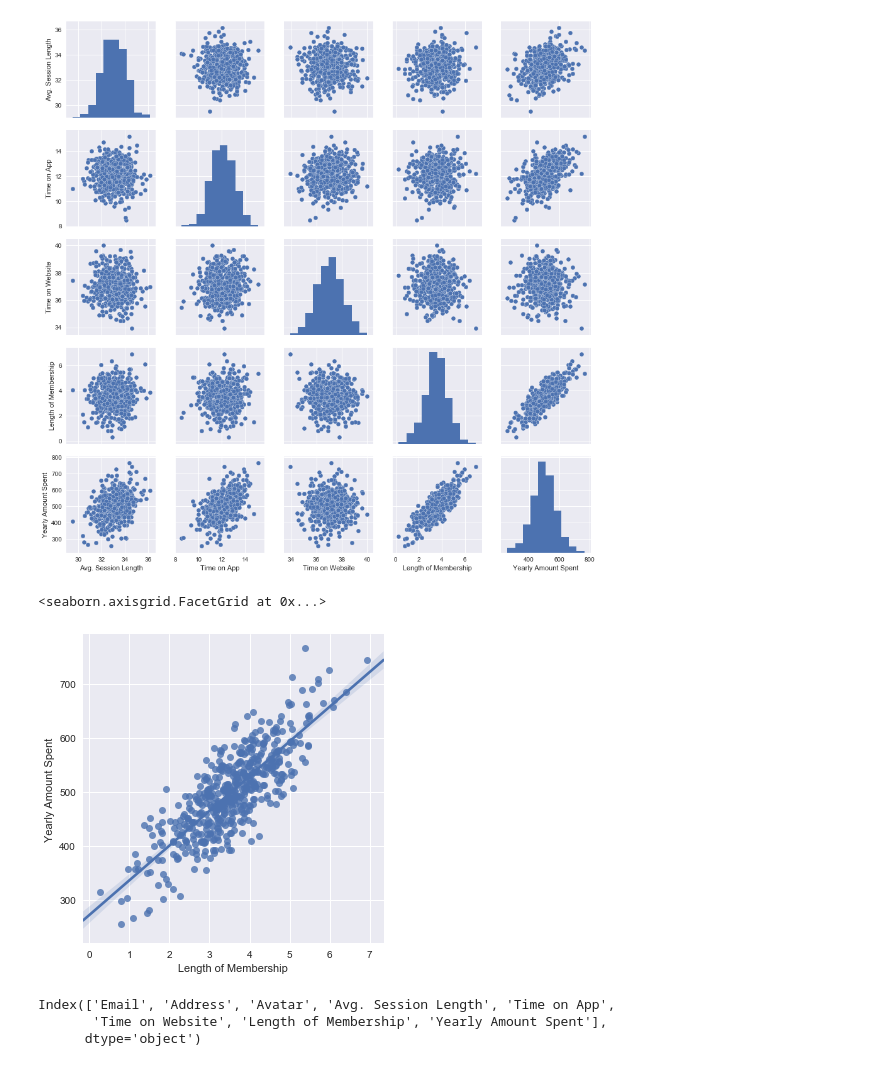
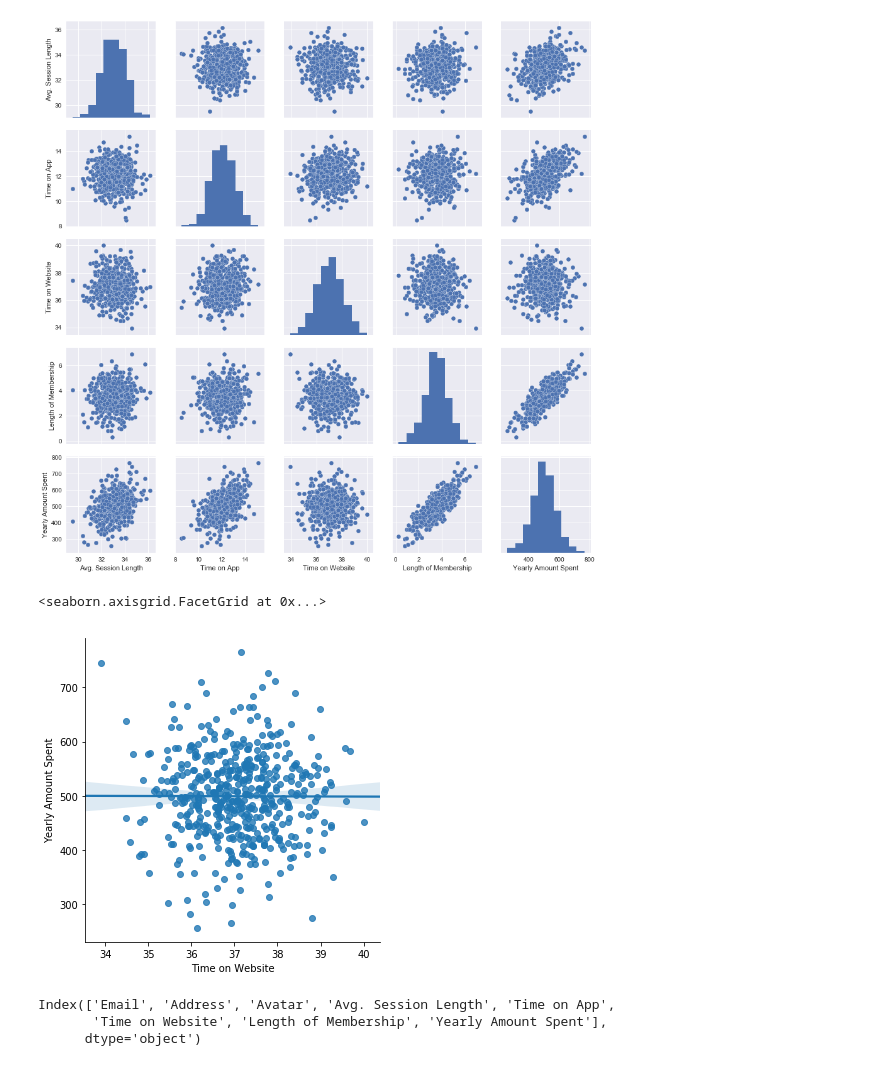
Before and after one commit to michaelzeng25/Machine-Learning-Projects, a Jupyter notebook: Linear Regression/Ecommerce Customers yearly spent amount.ipynb, the cells around one changed output. Cells and saved outputs as stored; diff of their text form; code cells hidden in the pictures.

```diff
--- a/Linear Regression/Ecommerce Customers yearly spent amount.ipynb
+++ b/Linear Regression/Ecommerce Customers yearly spent amount.ipynb
@@ -5,7 +5,7 @@ import seaborn as sns
 import numpy as np
 import matplotlib.pyplot as plt
 # %%
-ct=pd.read_csv('Ecommerce Customers')
+ct=pd.read_csv('Ecommerce Customers.csv')
 ct.head()
 # %% [output]
 |  | Email | Address | Avatar | Avg. Session Length | Time on App | Time on Website | Length of Membership | ... |
@@ -56,11 +56,11 @@ sns.pairplot(ct)
 <seaborn.axisgrid.PairGrid at 0x...>
 [figure]
 # %%
-# get a linear model plot
-sns.lmplot(data=ct,x='Length of Membership', y='Yearly Amount Spent')
+# time on website seems does not correlate to amount spent
+sns.lmplot(data=ct,x='Time on Website', y='Yearly Amount Spent')
 # %% [output]
 <seaborn.axisgrid.FacetGrid at 0x...>
-[figure, old version]
+[figure, new version]
 # %%
 # create training and testing data
 ct.columns
```
Also changed, not shown: parts of 7 cells of this notebook.
